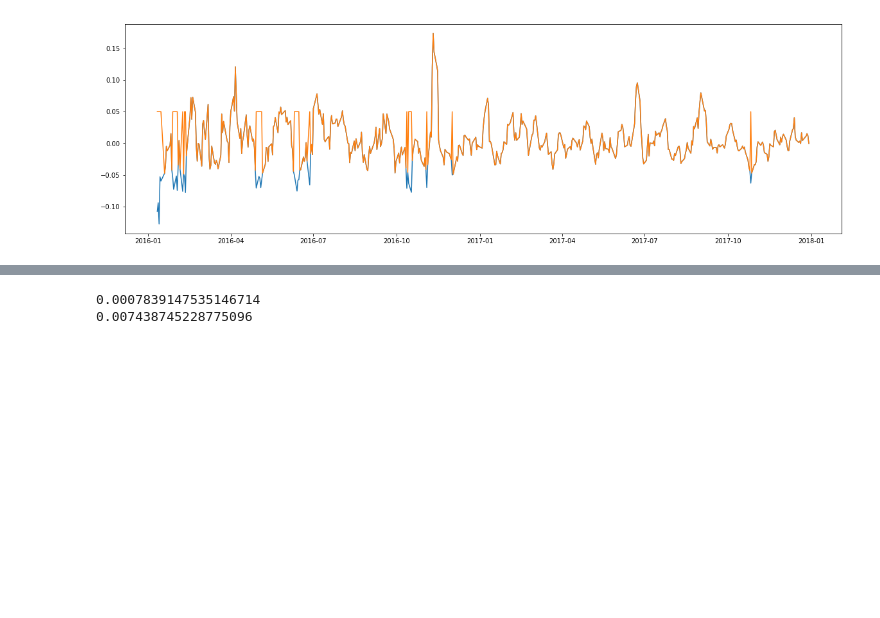
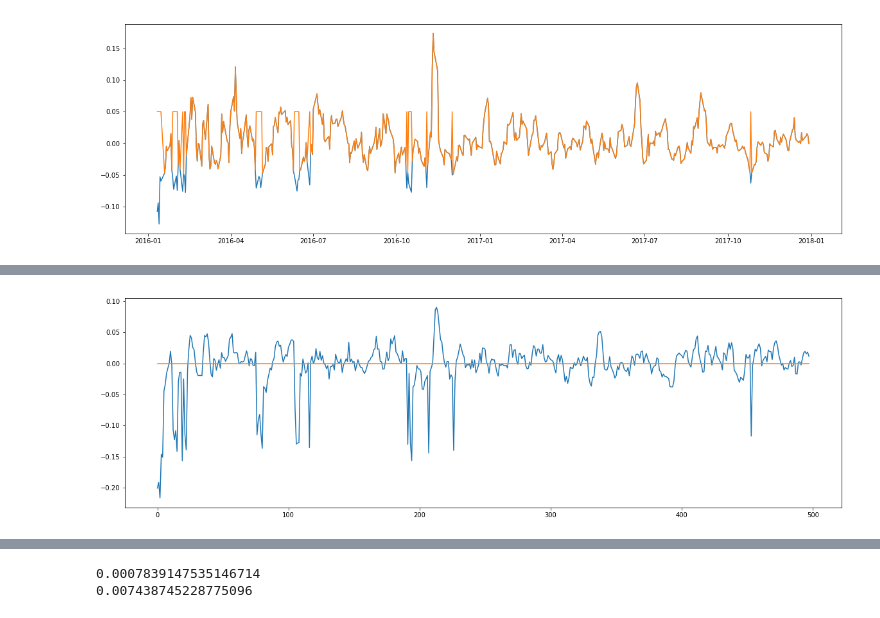
Before and after one commit to DLColumbia/DeepLearning_for_finance, a Jupyter notebook: calibration_first_try.ipynb, the cells around one changed output, grey strips where cells are left out. Drawn from its saved outputs; the diff is of its cells as text; code cells hidden in the pictures; blank space fills up the shorter version.

```diff
--- a/calibration_first_try.ipynb
+++ b/calibration_first_try.ipynb
@@ -1018,3 +1035,11 @@ plt.show();
+# %%
+mne = [0]*498
+
+plt.plot(np.array(calibration)-np.array(y))
+plt.plot(mne)
+plt.show();
+# %% [output]
+[figure, added]
 # %%
 np.array(calibration).mean()
 # %% [output]
```
Also changed, not shown: parts of 19 cells of this notebook.
